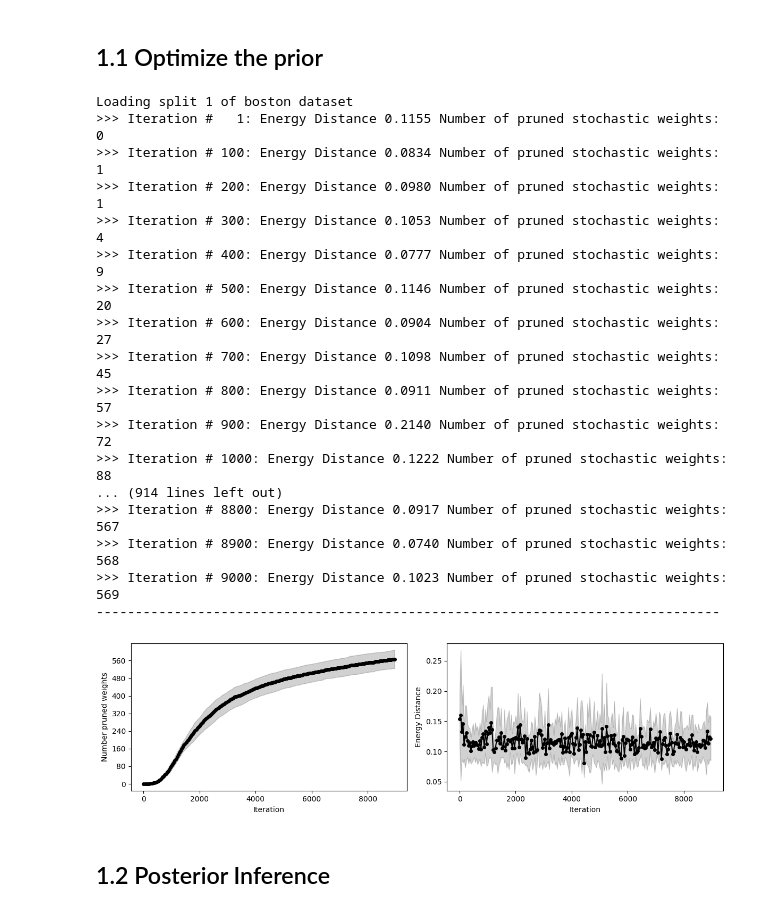
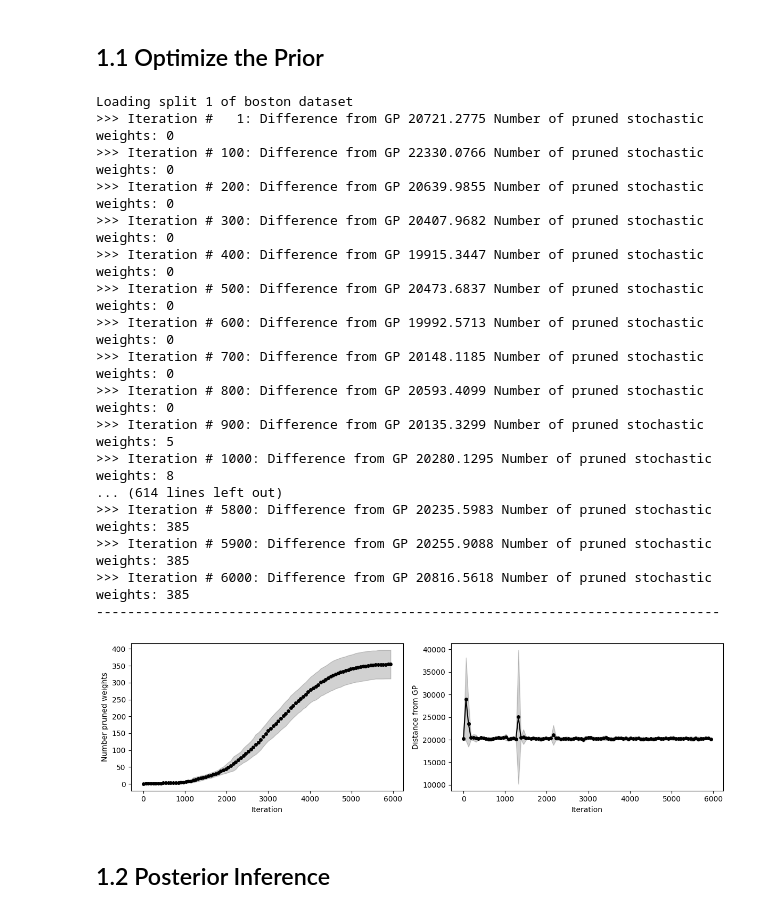
Before and after one commit to MariusLin/model-selection-partially-stochastic-nn, a Jupyter notebook: Notebooks/uci_regression.ipynb, the cells around one changed output. Saved outputs shown, nothing was run; the diff lists cells and outputs as text; code cells hidden in the pictures.

```diff
--- a/Notebooks/uci_regression.ipynb
+++ b/Notebooks/uci_regression.ipynb
@@ -67,4 +74,4 @@ Using device: cpu
 out_dir = "./exp/uci/optim_gaussian"
 util.ensure_dir(out_dir)
 # %% [markdown]
-## 1.1 Optimize the prior
+## 1.1 Optimize the Prior
@@ -80,3 +78,18 @@ n_data = 128
+# %%
+# Configurations for the prior optimization
+D = 3
+mapper_batch_size = 256
+prior_opt_configurations = {
+    "n_data": mapper_batch_size,                            # The batch size
+    "num_iters": 6000,                                      # The number of iterations of the prior optimization
+    "lambd": (torch.tensor([1])/D).to(device),              # The regularization parameters for the layers
+    "n_samples": 128,                                       # The number of function samples
+    "lr": 1e-1,                                             # The learning rate for the optimizer
+    "print_every": 100,                                     # After how many epochs a evaluation should be printed
+    "save_ckpt_every":500,                                  # After how many epochs a checkpoint should be saved
+    "shift": 1,                                             # The shift of the schedule for the regularization of the loss
+    "scale": 12                                             # The scale of the schedule for the regularization of the loss
+}
 # %%
 masks_list = []
 for split_id in range(n_splits):
@@ -109,22 +122,15 @@ for split_id in range(n_splits):
     kernel.variance.prior = LogNormal(
             torch.ones([1]) * 0.1,
             torch.ones([1]) * 1.)
-
-    # Initialize the GP model
-    gp = GPR(X=torch.from_numpy(X_train_), Y=torch.from_numpy(y_train_).reshape([-1, 1]),
-             kern=kernel, mean_function=mean)
-    gp.likelihood.variance.set(noise_var)
-    gp = gp.to(device)
-
+    kernel = kernel.to(device)
     # Initialize tunable MLP prior
     hidden_dims = [n_units] * n_hidden
     mlp_reparam = FactorizedGaussianMLPReparameterization(input_dim, output_dim,
         hidden_dims, D = D, activation_fn=activation_fn, scaled_variance=True, device=device)
+    mlp_reparam = mlp_reparam.to(device)
     # Perform optimization
-    mapper = PriorOptimisationMapper(out_dir=saved_dir).to(device)
-    p_hist, loss_hist = mapper.optimize(net = mlp_reparam, gp = gp, data_generator = rand_generator,
-            lambd= lambd_sd, n_data = n_data, num_iters = num_iters, print_every=print_every, output_dim = 1,
-            D= D, n_samples = num_samples)
+    mapper = PriorOptimisationMapper(out_dir=saved_dir, device=device, kernel = kernel).to(device)
+    p_hist, loss_hist = mapper.optimize(mlp_reparam, rand_generator, output_dim=output_dim, **prior_opt_configurations)
     path = os.path.join(saved_dir, "loss_values.log")
     if not os.path.isfile(saved_dir):
         os.makedirs(saved_dir, exist_ok=True)
@@ -140,21 +146,21 @@ with open(os.path.join(out_dir, "masks_list.pkl"), "wb") as f:
     pickle.dump(masks_list, f)
 # %% [output]
 Loading split 1 of boston dataset
->>> Iteration #   1: Energy Distance 0.1155 Number of pruned stochastic weights: 0
->>> Iteration # 100: Energy Distance 0.0834 Number of pruned stochastic weights: 1
->>> Iteration # 200: Energy Distance 0.0980 Number of pruned stochastic weights: 1
->>> Iteration # 300: Energy Distance 0.1053 Number of pruned stochastic weights: 4
->>> Iteration # 400: Energy Distance 0.0777 Number of pruned stochastic weights: 9
->>> Iteration # 500: Energy Distance 0.1146 Number of pruned stochastic weights: 20
->>> Iteration # 600: Energy Distance 0.0904 Number of pruned stochastic weights: 27
->>> Iteration # 700: Energy Distance 0.1098 Number of pruned stochastic weights: 45
->>> Iteration # 800: Energy Distance 0.0911 Number of pruned stochastic weights: 57
->>> Iteration # 900: Energy Distance 0.2140 Number of pruned stochastic weights: 72
->>> Iteration # 1000: Energy Distance 0.1222 Number of pruned stochastic weights: 88
-... (914 lines left out)
->>> Iteration # 8800: Energy Distance 0.0917 Number of pruned stochastic weights: 567
->>> Iteration # 8900: Energy Distance 0.0740 Number of pruned stochastic weights: 568
->>> Iteration # 9000: Energy Distance 0.1023 Number of pruned stochastic weights: 569
+>>> Iteration #   1: Difference from GP 20721.2775 Number of pruned stochastic weights: 0
+>>> Iteration # 100: Difference from GP 22330.0766 Number of pruned stochastic weights: 0
+>>> Iteration # 200: Difference from GP 20639.9855 Number of pruned stochastic weights: 0
+>>> Iteration # 300: Difference from GP 20407.9682 Number of pruned stochastic weights: 0
+>>> Iteration # 400: Difference from GP 19915.3447 Number of pruned stochastic weights: 0
+>>> Iteration # 500: Difference from GP 20473.6837 Number of pruned stochastic weights: 0
+>>> Iteration # 600: Difference from GP 19992.5713 Number of pruned stochastic weights: 0
+>>> Iteration # 700: Difference from GP 20148.1185 Number of pruned stochastic weights: 0
+>>> Iteration # 800: Difference from GP 20593.4099 Number of pruned stochastic weights: 0
+>>> Iteration # 900: Difference from GP 20135.3299 Number of pruned stochastic weights: 5
+>>> Iteration # 1000: Difference from GP 20280.1295 Number of pruned stochastic weights: 8
+... (614 lines left out)
+>>> Iteration # 5800: Difference from GP 20235.5983 Number of pruned stochastic weights: 385
+>>> Iteration # 5900: Difference from GP 20255.9088 Number of pruned stochastic weights: 385
+>>> Iteration # 6000: Difference from GP 20816.5618 Number of pruned stochastic weights: 385
 --------------------------------------------------------------------------------
 # %%
 # Visualize the convergence
@@ -162,36 +168,36 @@ lossdist_data = []
 pruned_vals_data = []
 for i in range(0, n_splits):
     lossdist_file = os.path.join(out_dir, str(i), "loss_values.log")
     pruned_vals_file = os.path.join(out_dir, str(i), "pruned_values.log")
     lossdist_data.append(np.loadtxt(lossdist_file))
     pruned_vals_data.append(np.loadtxt(pruned_vals_file))
 
 lossdist_vals = np.stack(lossdist_data)
 pruned_vals = np.stack(pruned_vals_data)
-indices = np.arange(num_iters)[::40]
+indices = np.arange(prior_opt_configurations["num_iters"])[::60]
 mean_loss = lossdist_vals.mean(0)
 std_loss = lossdist_vals.std(0)
 mean_pruned = pruned_vals.mean(0)
 std_pruned = pruned_vals.std(0)
 
 fig, axes = plt.subplots(1, 2, figsize=(12, 3.5))
 axes[0].plot(indices, mean_pruned[indices], "ko", ms=4)
 axes[0].fill_between(indices, mean_pruned[indices] - std_pruned[indices],
                  mean_pruned[indices] + std_pruned[indices], alpha=0.18, color="k")
 axes[0].set_ylabel("Number pruned weights")
 axes[0].set_xlabel("Iteration")
 axes[0].yaxis.set_major_locator(ticker.MaxNLocator(integer=True))
 
 axes[1].plot(indices, mean_loss[indices], "-ko", ms=4)
 axes[1].fill_between(indices, mean_loss[indices]-std_loss[indices],
                      mean_loss[indices]+std_loss[indices], alpha = 0.18, color = "k")
-axes[1].set_ylabel("Energy Distance")
+axes[1].set_ylabel("Distance from GP")
 axes[1].set_xlabel("Iteration")
 
 plt.tight_layout()
 plt.show()
 # %% [output]
-[figure, old version]
+[figure, new version]
 # %% [markdown]
 ## 1.2 Posterior Inference
 # %%
```
Also changed, not shown: parts of 6 cells of this notebook, 14 other files.
